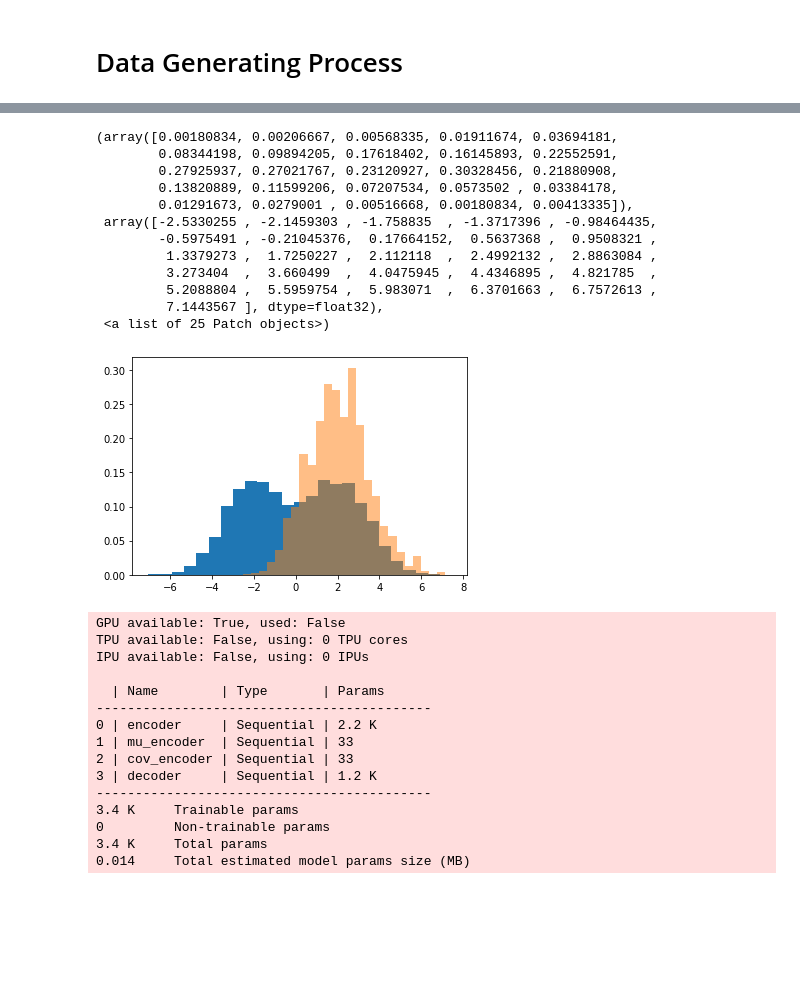
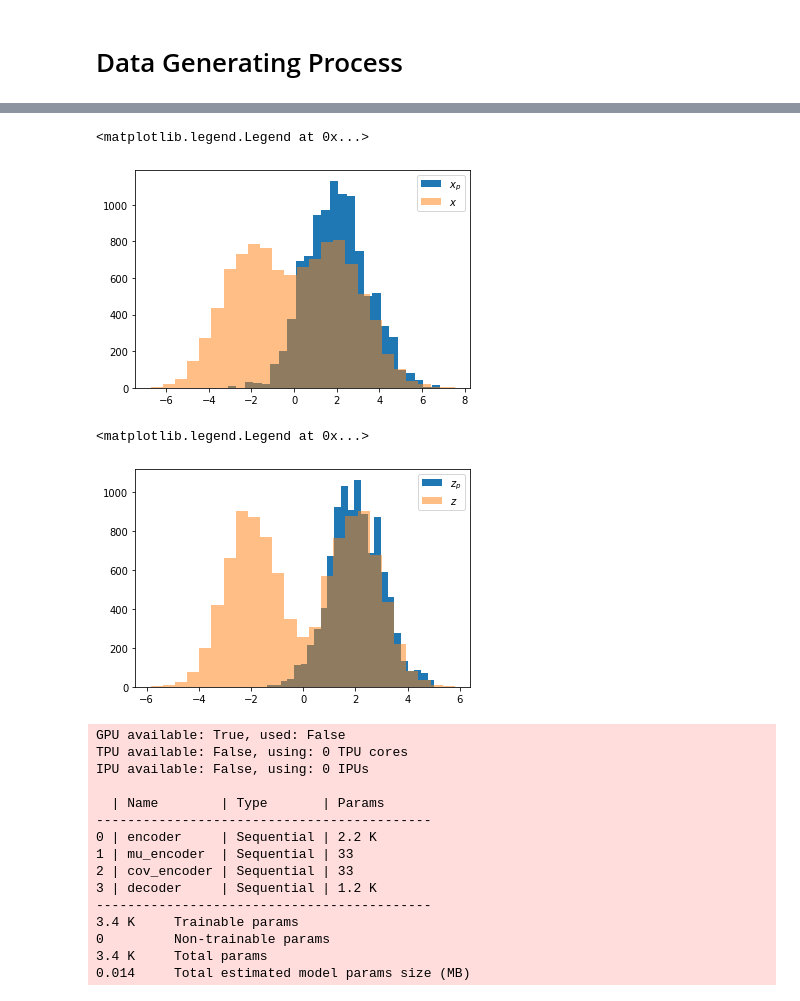
Before and after one commit to Dzeiberg/latentPosteriorEstimation, a Jupyter notebook: PU_VAE.ipynb, the cells around one changed output, grey strips where cells are left out. Cells and saved outputs as stored; diff of their text form; code cells hidden in the pictures; blank space fills up the shorter version.

Commit message:
cleaned up data generation

```diff
--- a/PU_VAE.ipynb
+++ b/PU_VAE.ipynb
@@ -27,15 +26,19 @@ NUM_UNLABELED = 10000
 NUM_LABELED = 1000
 COV = 1
 ZCOV= np.eye(DIM)
-
-# UNLABELED
-pi = .5
-mu_1,mu_2 = np.zeros(DIM) + OFFSET, np.zeros(DIM) - OFFSET
-y = np.random.binomial(1,pi,size=NUM_UNLABELED).astype(bool)
-z = np.zeros((NUM_UNLABELED,DIM))
-z[y] = np.random.multivariate_normal(mu_1,ZCOV,size=y.sum())
-z[~y] = np.random.multivariate_normal(mu_2,ZCOV,size=y.shape[0] - y.sum())
-x = torch.normal(torch.Tensor(z),COV)
-# POSITIVE
-zp = np.random.multivariate_normal(mu_1,np.eye(DIM),size=NUM_LABELED)
-xp = bootstrap(torch.normal(torch.Tensor(zp),1),NUM_UNLABELED)
+def genData():
+    # UNLABELED
+    pi = .5
+    mu_1,mu_2 = np.zeros(DIM) + OFFSET, np.zeros(DIM) - OFFSET
+    y = np.random.binomial(1,pi,size=NUM_UNLABELED).astype(bool)
+    z = np.zeros((NUM_UNLABELED,DIM))
+    z[y] = np.random.multivariate_normal(mu_1,ZCOV,size=y.sum())
+    z[~y] = np.random.multivariate_normal(mu_2,ZCOV,size=y.shape[0] - y.sum())
+    x = torch.normal(torch.Tensor(z),COV)
+    # POSITIVE
+    zp = np.random.multivariate_normal(mu_1,np.eye(DIM),size=NUM_LABELED)
+    xp = torch.normal(torch.Tensor(zp),1)
+    posIndices = np.random.choice(np.arange(len(xp)),NUM_UNLABELED)
+    xp = xp[posIndices]
+    zp = zp[posIndices]
+    return xp,x,torch.Tensor(zp),torch.Tensor(z)
@@ -60,21 +45,19 @@ Text(0.5, 1.0, 'p(x|z)')
-# %%
-plt.hist(x.ravel(),bins=25,density=True)
-plt.hist(xp.ravel(),bins=25,density=True,alpha=.5)
-# plt.hist(x[~y].ravel(),bins=25,alpha=.5)
-# %% [output]
-(array([0.00180834, 0.00206667, 0.00568335, 0.01911674, 0.03694181,
-        0.08344198, 0.09894205, 0.17618402, 0.16145893, 0.22552591,
-        0.27925937, 0.27021767, 0.23120927, 0.30328456, 0.21880908,
-        0.13820889, 0.11599206, 0.07207534, 0.0573502 , 0.03384178,
-        0.01291673, 0.0279001 , 0.00516668, 0.00180834, 0.00413335]),
- array([-2.5330255 , -2.1459303 , -1.758835  , -1.3717396 , -0.98464435,
-        -0.5975491 , -0.21045376,  0.17664152,  0.5637368 ,  0.9508321 ,
-         1.3379273 ,  1.7250227 ,  2.112118  ,  2.4992132 ,  2.8863084 ,
-         3.273404  ,  3.660499  ,  4.0475945 ,  4.4346895 ,  4.821785  ,
-         5.2088804 ,  5.5959754 ,  5.983071  ,  6.3701663 ,  6.7572613 ,
-         7.1443567 ], dtype=float32),
- <a list of 25 Patch objects>)
-[figure, removed]
+# %%
+dl = DataLoader(TensorDataset(*genData()),batch_size=1024,)
+# %%
+plt.hist(dl.dataset.tensors[0].numpy().ravel(),bins=25,label=r"$x_p$")
+plt.hist(dl.dataset.tensors[1].numpy().ravel(),alpha=.5,bins=25,label=r"$x$")
+plt.legend()
+# %% [output]
+<matplotlib.legend.Legend at 0x...>
+[figure, added]
+# %%
+plt.hist(dl.dataset.tensors[2].numpy().ravel(),bins=25,label=r"$z_p$")
+plt.hist(dl.dataset.tensors[3].numpy().ravel(),alpha=.5,bins=25,label=r"$z$")
+plt.legend()
+# %% [output]
+<matplotlib.legend.Legend at 0x...>
+[figure, added]
 # %%
 import pdb
 # %%
```
Also changed, not shown: parts of 11 cells of this notebook.
